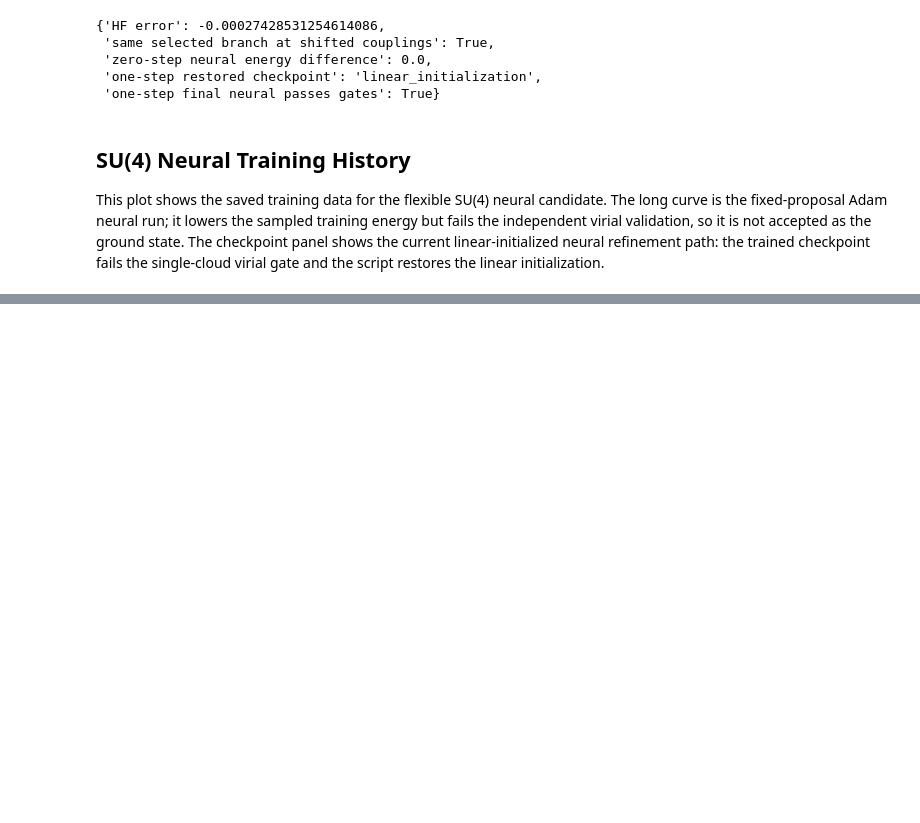
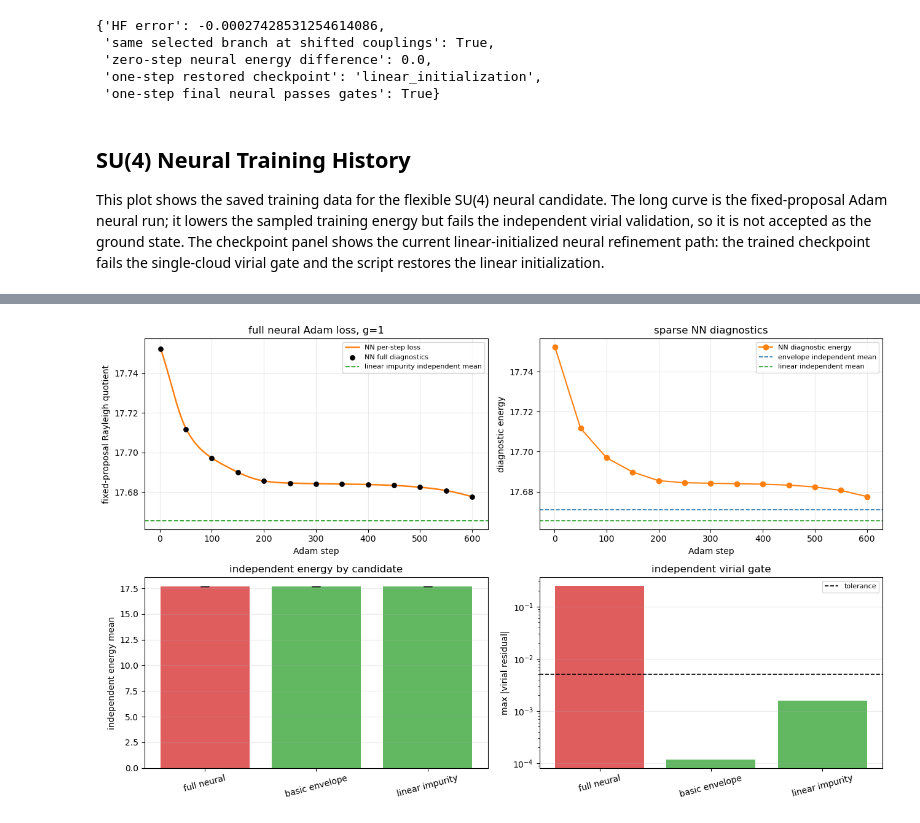
Before and after one commit to Sam-2727/Adjoint-QM, a Jupyter notebook: notebooks/su2_adjoint_ground_state.ipynb, the cells around one changed output, grey strips where cells are left out. Cells and saved outputs as stored; diff of their text form; code cells hidden in the pictures; blank space fills up the shorter version.

```diff
--- a/notebooks/su2_adjoint_ground_state.ipynb
+++ b/notebooks/su2_adjoint_ground_state.ipynb
@@ -1034,0 +1405,95 @@ plt.show()
+# %%
+G1_600_PATH = ROOT / "results" / "sun_adjoint_vmc_benchmarks_su4_g1_training_curves.json"
+if not G1_600_PATH.exists():
+    raise FileNotFoundError(
+        "Missing the g=1 SU(4) 600-step file. Run the g=1 command with "
+        "--n-steps 600 and this output path."
+    )
+
+g1_600 = json.loads(G1_600_PATH.read_text())
+g1_run = g1_600["runs"]["su4"]
+g1_meta = g1_600["metadata"]
+
+
+def g1_candidate(name):
+    for candidate in g1_run["candidates"]:
+        if candidate["name"] == name:
+            return candidate
+    raise KeyError(name)
+
+
+def candidate_label(name):
+    return {
+        "importance_adam_full_flexible": "full neural",
+        "envelope_quadrature_lbfgs": "basic envelope",
+        "linear_impurity_after_envelope": "linear impurity",
+    }[name]
+
+
+neural = g1_candidate("importance_adam_full_flexible")
+envelope = g1_candidate("envelope_quadrature_lbfgs")
+linear = g1_candidate("linear_impurity_after_envelope")
+candidates = [neural, envelope, linear]
+
+loss_history = neural["training"]["loss_history"]
+loss_steps = [record["step"] for record in loss_history]
+loss_values = [record["loss"] for record in loss_history]
+diagnostic_steps = [record["step"] for record in neural["history"]]
+diagnostic_energy = [record["energy"] for record in neural["history"]]
+
+fig, axes = plt.subplots(2, 2, figsize=(13, 8))
+
+axes[0, 0].plot(loss_steps, loss_values, color="tab:orange", linewidth=1.8, label="NN per-step loss")
+axes[0, 0].scatter(diagnostic_steps, diagnostic_energy, color="black", s=28, zorder=4, label="NN full diagnostics")
+axes[0, 0].axhline(linear["combined_evaluation"]["energy_mean"], color="tab:green", linestyle="--", linewidth=1.3, label="linear impurity independent mean")
+axes[0, 0].set_title("full neural Adam loss, g=1")
+axes[0, 0].set_xlabel("Adam step")
+axes[0, 0].set_ylabel("fixed-proposal Rayleigh quotient")
+axes[0, 0].grid(alpha=0.25)
+axes[0, 0].legend(fontsize=8)
+
+axes[0, 1].plot(diagnostic_steps, diagnostic_energy, marker="o", color="tab:orange", label="NN diagnostic energy")
+axes[0, 1].axhline(envelope["combined_evaluation"]["energy_mean"], color="tab:blue", linestyle="--", linewidth=1.2, label="envelope independent mean")
+axes[0, 1].axhline(linear["combined_evaluation"]["energy_mean"], color="tab:green", linestyle="--", linewidth=1.2, label="linear independent mean")
+axes[0, 1].set_title("sparse NN diagnostics")
+axes[0, 1].set_xlabel("Adam step")
+axes[0, 1].set_ylabel("diagnostic energy")
+axes[0, 1].grid(alpha=0.25)
+axes[0, 1].legend(fontsize=8)
+
+labels = [candidate_label(candidate["name"]) for candidate in candidates]
+energies = [candidate["combined_evaluation"]["energy_mean"] for candidate in candidates]
+energy_err = [0.5 * candidate["combined_evaluation"]["energy_spread_independent_runs"] for candidate in candidates]
+colors = ["tab:red" if not candidate["passes_validation_gates"] else "tab:green" for candidate in candidates]
+axes[1, 0].bar(labels, energies, yerr=energy_err, capsize=5, color=colors, alpha=0.75)
+axes[1, 0].set_title("independent energy by candidate")
+axes[1, 0].set_ylabel("independent energy mean")
+axes[1, 0].tick_params(axis="x", rotation=15)
+axes[1, 0].grid(alpha=0.25, axis="y")
+
+virials = [candidate["combined_evaluation"]["virial_residual_abs_max"] for candidate in candidates]
+axes[1, 1].bar(labels, virials, color=colors, alpha=0.75)
+axes[1, 1].axhline(g1_meta["virial_abs_tol"], color="black", linestyle="--", linewidth=1.2, label="tolerance")
+axes[1, 1].set_yscale("log")
+axes[1, 1].set_title("independent virial gate")
+axes[1, 1].set_ylabel("max |virial residual|")
+axes[1, 1].tick_params(axis="x", rotation=15)
+axes[1, 1].grid(alpha=0.25, axis="y")
+axes[1, 1].legend(fontsize=8)
+
+fig.tight_layout()
+
+g1_600_summary = {
+    "source": G1_600_PATH.name,
+    "n_steps": g1_meta["arguments"]["n_steps"],
+    "selected_candidate": g1_run["selected_candidate"],
+    "overall_validation_passed": g1_600["validation_summary"]["all_checks_passed"],
+    "full_neural_passed": neural["passes_validation_gates"],
+    "full_neural_final_loss": loss_values[-1],
+    "full_neural_independent_energy": neural["combined_evaluation"]["energy_mean"],
+    "full_neural_virial_max": neural["combined_evaluation"]["virial_residual_abs_max"],
+    "linear_impurity_energy": linear["combined_evaluation"]["energy_mean"],
+    "linear_impurity_virial_max": linear["combined_evaluation"]["virial_residual_abs_max"],
+}
+g1_600_summary
+# %% [output]
@@ -1034,0 +1510 @@ plt.show()
+[figure, added]
```
Also changed, not shown: parts of 17 cells of this notebook, 22 other files.
